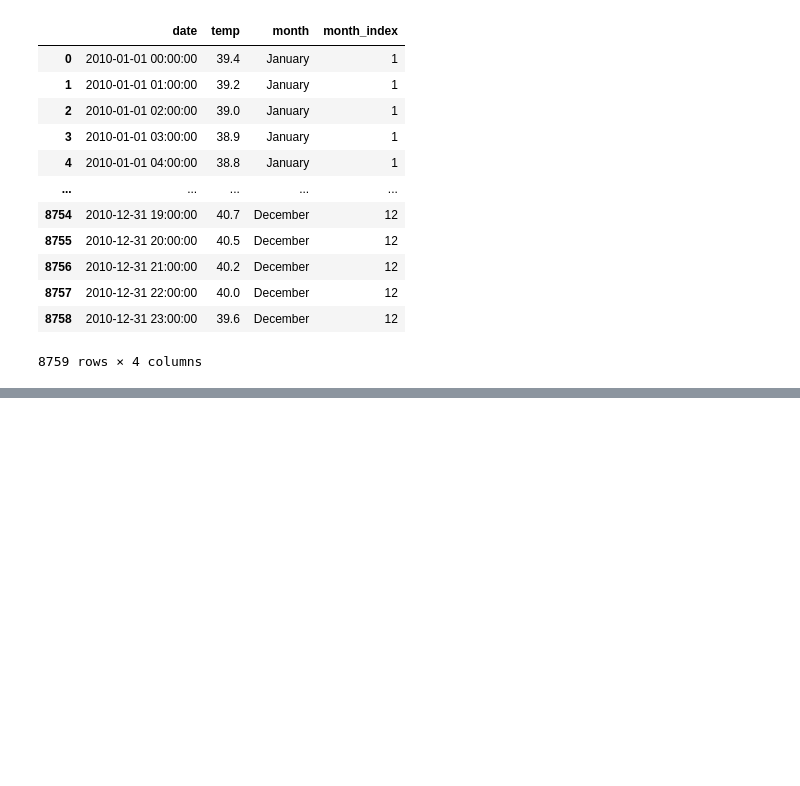
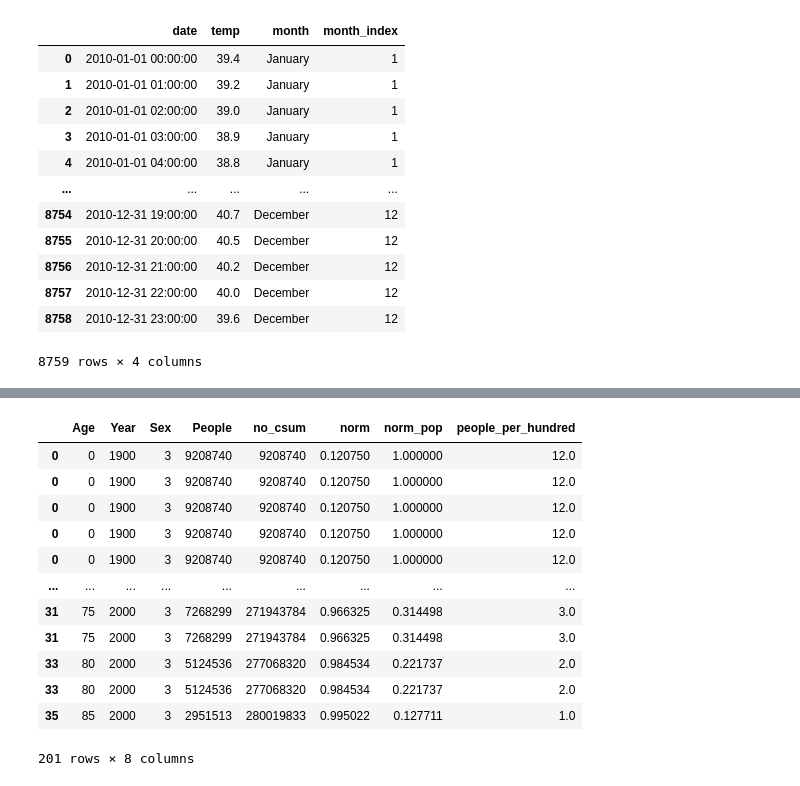
Before and after one commit to dwootton/Altair-Express, a Jupyter notebook: Untitled1.ipynb, the cells around one changed output, grey strips where cells are left out. Drawn from its saved outputs; the diff is of its cells as text; code cells hidden in the pictures; blank space fills up the shorter version.

```diff
--- a/Untitled1.ipynb
+++ b/Untitled1.ipynb
@@ -41,3 +46,4 @@ True
 # %%
-df.query(" (temp>=44.67 and temp<=56.27) ")
+df = pd.read_csv('https://gist.githubusercontent.com/dwootton/7abdfb610843b745ece01c9ae03f50e4/raw/840f18415c465bec37443e8d2812eb0eb6894013/censuspop.csv')
+alx.barplot(df,x='Age',y='People',column='Year').resolve_scale(y='independent')
 # %% [output]
@@ -56,0 +79,12 @@ df.query(" (temp>=44.67 and temp<=56.27) ")
+# %%
+df = df.groupby(['Age','Year']).aggregate('sum').reset_index()
+
+# calculate cumsum of Pop
+df['no_csum'] = df.groupby(['Year'])['People'].cumsum()
+# %%
+df
+column = 'no_csum'
+
+df['norm'] = df.groupby('Year')['no_csum'].transform(lambda x: (x) / x.max())
+# %%
+df['people_per_hundred']=df.groupby('Year')['People'].apply(lambda x:round(100 * x / float(x.sum())))
@@ -56,0 +100,19 @@ df.query(" (temp>=44.67 and temp<=56.27) ")
+# %%
+
+
+exploded = df.loc[df.index.repeat(df.people_per_hundred)]
+exploded
+# %% [output]
+|  | Age | Year | Sex | People | no_csum | norm | norm_pop | people_per_hundred |
+| 0 | 0 | 1900 | 3 | 9208740 | 9208740 | 0.120750 | 1.000000 | 12.0 |
+| 0 | 0 | 1900 | 3 | 9208740 | 9208740 | 0.120750 | 1.000000 | 12.0 |
+| 0 | 0 | 1900 | 3 | 9208740 | 9208740 | 0.120750 | 1.000000 | 12.0 |
+| 0 | 0 | 1900 | 3 | 9208740 | 9208740 | 0.120750 | 1.000000 | 12.0 |
+| 0 | 0 | 1900 | 3 | 9208740 | 9208740 | 0.120750 | 1.000000 | 12.0 |
+| ... | ... | ... | ... | ... | ... | ... | ... | ... |
+| 31 | 75 | 2000 | 3 | 7268299 | 271943784 | 0.966325 | 0.314498 | 3.0 |
+| 31 | 75 | 2000 | 3 | 7268299 | 271943784 | 0.966325 | 0.314498 | 3.0 |
+| 33 | 80 | 2000 | 3 | 5124536 | 277068320 | 0.984534 | 0.221737 | 2.0 |
+| 33 | 80 | 2000 | 3 | 5124536 | 277068320 | 0.984534 | 0.221737 | 2.0 |
+| 35 | 85 | 2000 | 3 | 2951513 | 280019833 | 0.995022 | 0.127711 | 1.0 |
+201 rows × 8 columns
```
Also changed, not shown: parts of 14 cells of this notebook, 4 other files.
